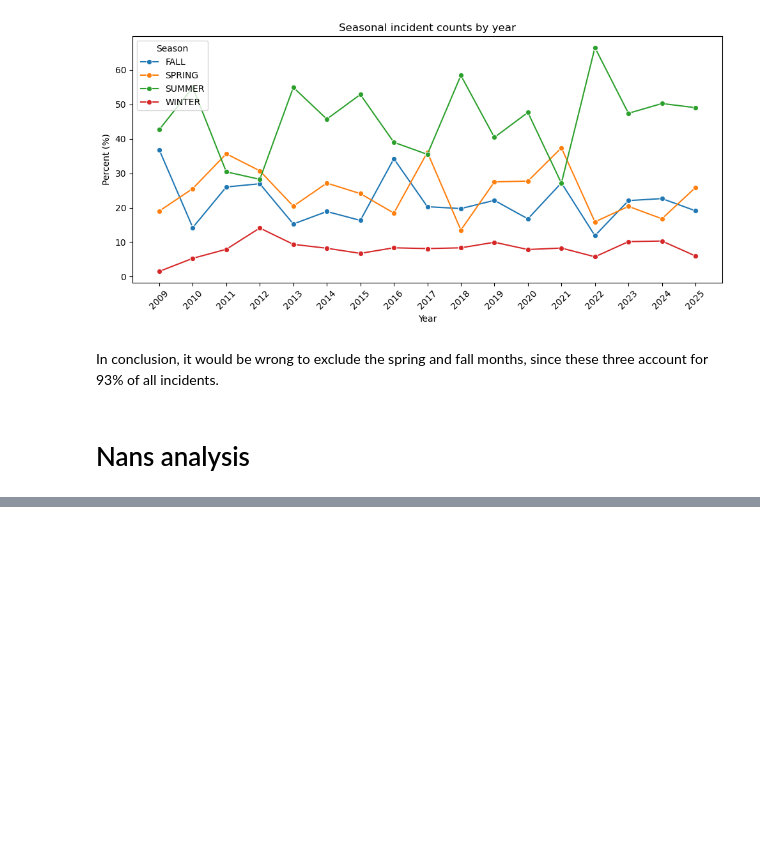
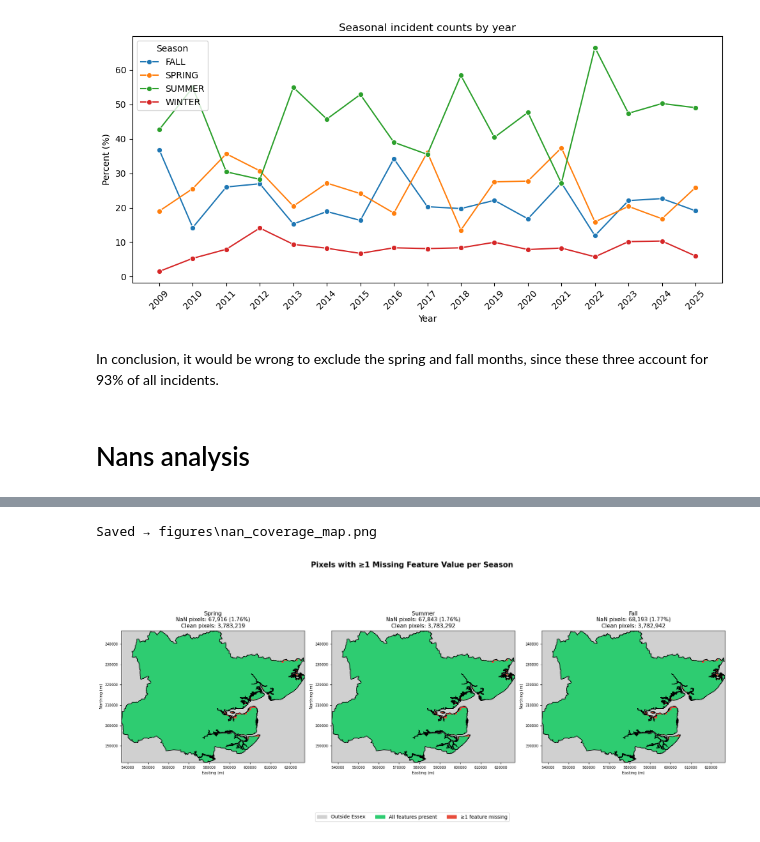
Before and after one commit to Racoo203/wildfire_risk_model, a Jupyter notebook: scripts/eda.ipynb, the cells around one changed output, grey strips where cells are left out. Drawn from its saved outputs; the diff is of its cells as text; code cells hidden in the pictures; blank space fills up the shorter version.

Commit message:
added Visual NaN analysis

```diff
--- a/scripts/eda.ipynb
+++ b/scripts/eda.ipynb
@@ -157,0 +93,20 @@ dtype: float64
+# %%
+BOUNDARY_PATH = Path("./data/silver/layers/boundary.shp")
+MODEL_DATA_DIR = Path("./data/silver/model_datasets")
+LAYERS_DIR = Path("./data/silver/layers")
+OUTPUT_DIR = Path("./figures")
+OUTPUT_DIR.mkdir(exist_ok=True)
+
+SEASONS = ["spring", "summer", "fall"]
+
+# Reference raster to reconstruct spatial shape
+REF_RASTER = LAYERS_DIR / "topo_elevation.tif"
+
+FEATURE_COLS = [
+    "elevation", "slope", "aspect",
+    "d_roads", "d_rivers", "d_activity",
+    "tas", "tasmax", "tasmin", "rainfall", "sfcWind", "hurs",
+    "ndvi",
+]
+
+boundary = gpd.read_file(BOUNDARY_PATH).to_crs("EPSG:27700")
@@ -157,0 +146,52 @@ dtype: float64
+# %%
+fig, axes = plt.subplots(1, len(SEASONS), figsize=(18, 7))
+fig.suptitle(
+    "Pixels with ≥1 Missing Feature Value per Season",
+    fontsize=15, fontweight="bold", y=1.02,
+)
+
+cmap = mcolors.ListedColormap(["#d0d0d0", "#2ecc71", "#e74c3c"])
+norm = mcolors.BoundaryNorm([-1.5, -0.5, 0.5, 1.5], cmap.N)
+
+for ax, season in zip(axes, SEASONS):
+    grid, transform = make_nan_mask_from_csv(season)
+
+    bounds = rasterio.transform.array_bounds(grid.shape[0], grid.shape[1], transform)
+    extent = [bounds[0], bounds[2], bounds[1], bounds[3]]   # left, right, bottom, top
+
+    im = ax.imshow(grid, extent=extent, cmap=cmap, norm=norm,
+                   interpolation="nearest", origin="upper")
+    boundary.boundary.plot(ax=ax, color="black", linewidth=1.2)
+
+    # Stats annotation
+    inside = grid >= 0
+    n_nan  = (grid == 1).sum()
+    n_ok   = (grid == 0).sum()
+    pct_nan = 100 * n_nan / inside.sum() if inside.sum() > 0 else 0
+
+    ax.set_title(
+        f"{season.capitalize()}\n"
+        f"NaN pixels: {n_nan:,} ({pct_nan:.2f}%)\n"
+        f"Clean pixels: {n_ok:,}",
+        fontsize=11,
+    )
+    ax.set_xlabel("Easting (m)", fontsize=8)
+    ax.set_ylabel("Northing (m)", fontsize=8)
+    ax.tick_params(labelsize=7)
+# Shared legend
+patches = [
+    mpatches.Patch(color="#d0d0d0", label="Outside Essex"),
+    mpatches.Patch(color="#2ecc71", label="All features present"),
+    mpatches.Patch(color="#e74c3c", label="≥1 feature missing"),
+]
+fig.legend(handles=patches, loc="lower center", ncol=3,
+           fontsize=10, bbox_to_anchor=(0.5, -0.04))
+
+plt.tight_layout()
+out_path = OUTPUT_DIR / "nan_coverage_map.png"
+plt.savefig(out_path, dpi=150, bbox_inches="tight")
+print(f"Saved → {out_path}")
+plt.show()
+# %% [output]
+Saved → figures\nan_coverage_map.png
+[figure, added]
```
Also changed, not shown: parts of 9 cells of this notebook, 2 other files.
